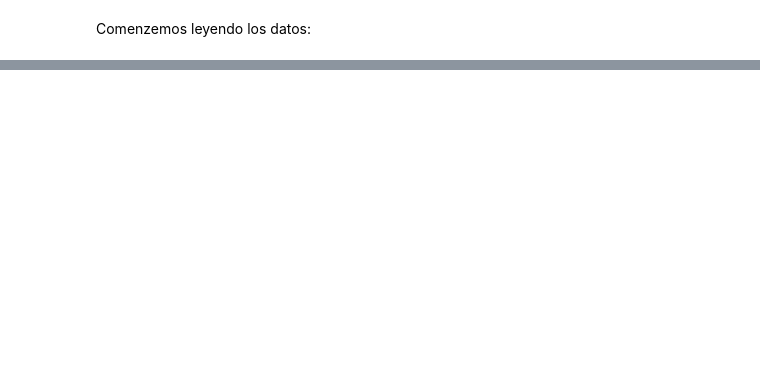
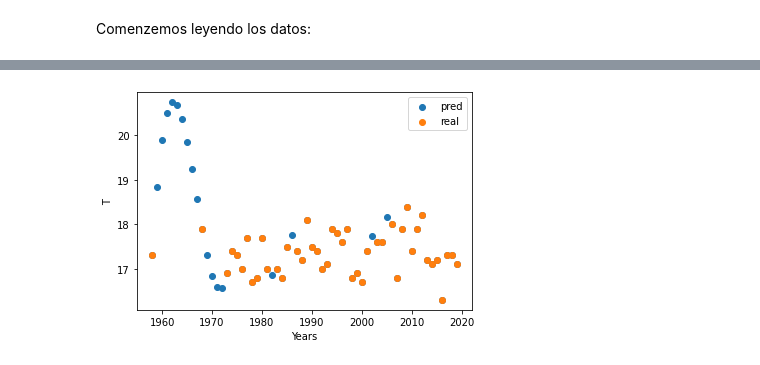
Before and after one commit to rusito-23/anfamaf2020, a Jupyter notebook: Labs/Lab 3/Lab 3.ipynb, the cells around one changed output, grey strips where cells are left out. Drawn from its saved outputs; the diff is of its cells as text; code cells hidden in the pictures; blank space fills up the shorter version.

```diff
--- a/Labs/Lab 3/Lab 3.ipynb
+++ b/Labs/Lab 3/Lab 3.ipynb
@@ -260,0 +306,16 @@ Para lograr usar el spline cúbico en los datos que tenemos, tenemos que comenza
+# %%
+import scipy as sp
+import scipy.interpolate
+
+cubic_spline = sp.interpolate.interp1d(x_data, y_data, kind='cubic', bounds_error=False)
+
+z_pred = cubic_spline(z_data)
+# %%
+plt.scatter(z_data, z_pred, label='pred')
+plt.scatter(x_data, y_data, label='real')
+plt.xlabel('Years')
+plt.ylabel('T')
+plt.legend()
+plt.show()
+# %% [output]
+[figure, added]
```
Also changed, not shown: parts of 10 cells of this notebook.
